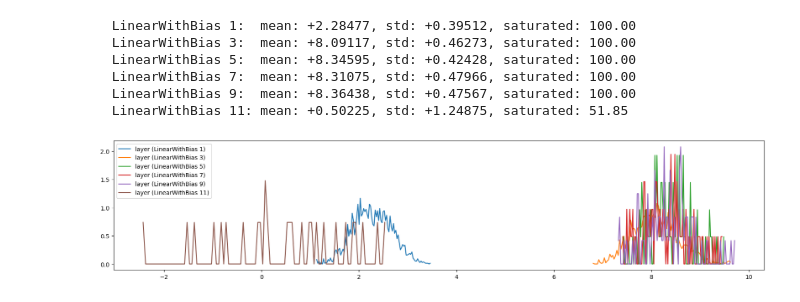
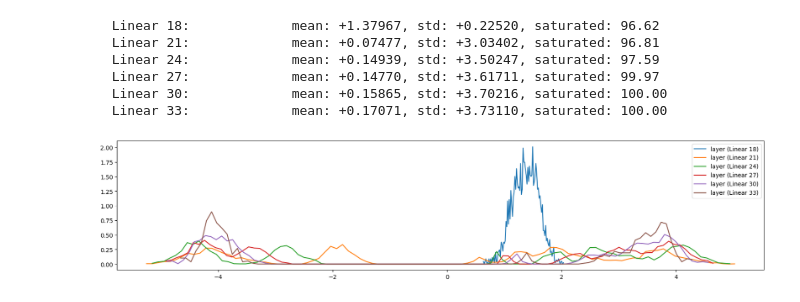
Before and after one commit to michal-minich/makemore-mm, a Jupyter notebook: projects/layers/layers.ipynb, the cells around one changed output. Saved outputs shown, nothing was run; the diff lists cells and outputs as text; code cells hidden in the pictures.

```diff
--- a/projects/layers/layers.ipynb
+++ b/projects/layers/layers.ipynb
@@ -231,10 +283,11 @@ plotActivationsDistribution(np, Tanh)
 # %%
-plotActivationsDistribution(np, LinearWithBias)
+plotActivationsDistribution(np.layers, Linear)
+#plotActivationsDistribution(np.layers, LinearWithBias)
 # %% [output]
-  LinearWithBias 1:  mean: +2.28477, std: +0.39512, saturated: 100.00
-  LinearWithBias 3:  mean: +8.09117, std: +0.46273, saturated: 100.00
-  LinearWithBias 5:  mean: +8.34595, std: +0.42428, saturated: 100.00
-  LinearWithBias 7:  mean: +8.31075, std: +0.47966, saturated: 100.00
-  LinearWithBias 9:  mean: +8.36438, std: +0.47567, saturated: 100.00
-  LinearWithBias 11: mean: +0.50225, std: +1.24875, saturated: 51.85
+  Linear 18:             mean: +1.37967, std: +0.22520, saturated: 96.62
+  Linear 21:             mean: +0.07477, std: +3.03402, saturated: 96.81
+  Linear 24:             mean: +0.14939, std: +3.50247, saturated: 97.59
+  Linear 27:             mean: +0.14770, std: +3.61711, saturated: 99.97
+  Linear 30:             mean: +0.15865, std: +3.70216, saturated: 100.00
+  Linear 33:             mean: +0.17071, std: +3.73110, saturated: 100.00
-[figure, old version]
+[figure, new version]
```
Also changed, not shown: parts of 27 cells of this notebook, 7 other files.
